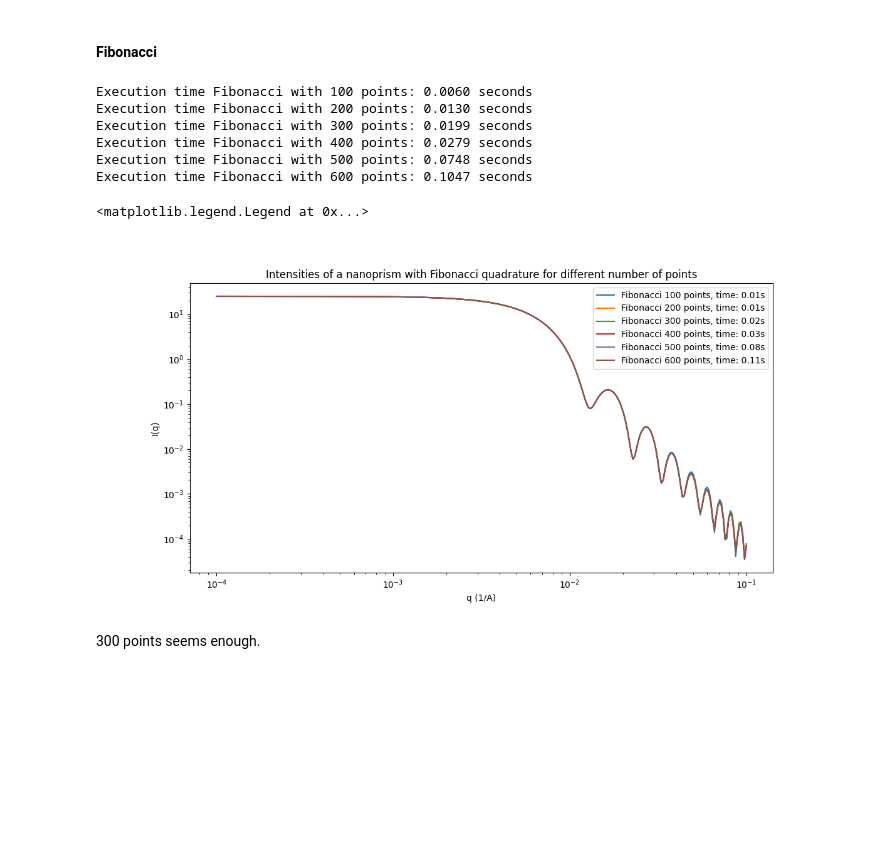
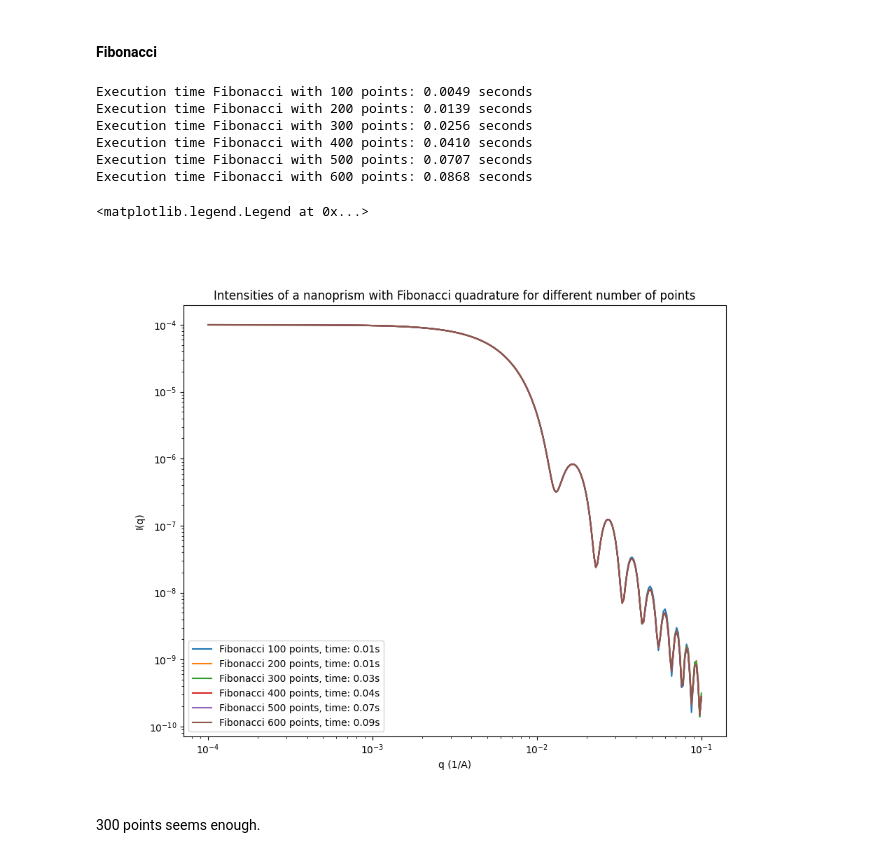
Before and after one commit to marimperorclerc/octahedra, a Jupyter notebook: Octa_general_all_quadratures.ipynb, the cells around one changed output. Saved outputs shown, nothing was run; the diff lists cells and outputs as text; code cells hidden in the pictures; blank space fills up the shorter version.

Commit message:
sld values to 1 and 0 + scaling factors OK

```diff
--- a/Octa_general_all_quadratures.ipynb
+++ b/Octa_general_all_quadratures.ipynb
@@ -253,9 +258,11 @@ length_a=500
 b2a_ratio=1
 c2a_ratio=1
 t=0.99
-sld=4e-6
-sld_solvent=1e-6
+#sld=4e-6
+#sld_solvent=1e-6
 
+sld=1. # 1e-6 coefficient is already taken into account in the global coefficient (0.0001)
+sld_solvent=0.
 
 
 V = volume(length_a, b2a_ratio, c2a_ratio, t) # data in angstrom, volume will be used for normalization later
@@ -299,47 +306,48 @@ I_q_fibonacci_4 =  Iq_fibonacci(qs, sld, sld_solvent,length_a, b2a_ratio, c2a_ra
 time_fibonacci_4 = time.time() - time_start
 
 time_start = time.time()
 I_q_fibonacci_5 =  Iq_fibonacci(qs, sld, sld_solvent,length_a, b2a_ratio, c2a_ratio, t,  npoints_fibonacci_5)
 time_fibonacci_5 = time.time() - time_start
 
 time_start = time.time()
 I_q_fibonacci_6 =  Iq_fibonacci(qs, sld, sld_solvent,length_a, b2a_ratio, c2a_ratio, t,  npoints_fibonacci_6)
 time_fibonacci_6 = time.time() - time_start
 
 
 
 # Plot the results
 
-plt.figure(figsize=(12, 6))
+plt.figure(figsize=(10, 8))
 plt.size=(10,10)
 
 #plt.loglog(qs,I_q_fibonacci_1*V*10**(-4), label=f'Fibonacci {npoints_fibonacci_1} points, time: {time_fibonacci_1:.2f}s' )
 #plt.loglog(qs,I_q_fibonacci_2*V*10**(-4), label=f'Fibonacci {npoints_fibonacci_2} points, time: {time_fibonacci_2:.2f}s' )
 #plt.loglog(qs,I_q_fibonacci_3*V*10**(-4), label=f'Fibonacci {npoints_fibonacci_3} points, time: {time_fibonacci_3:.2f}s' )
 #plt.loglog(qs,I_q_fibonacci_4*V*10**(-4), label=f'Fibonacci {npoints_fibonacci_4} points, time: {time_fibonacci_4:.2f}s' )
 #plt.loglog(qs,I_q_fibonacci_5*V*10**(-4), label=f'Fibonacci {npoints_fibonacci_5} points, time: {time_fibonacci_5:.2f}s' )
 #plt.loglog(qs,I_q_fibonacci_6*V*10**(-4), label=f'Fibonacci {npoints_fibonacci_6} points, time: {time_fibonacci_6:.2f}s' )
 
-plt.loglog(qs,I_q_fibonacci_1, label=f'Fibonacci {npoints_fibonacci_1} points, time: {time_fibonacci_1:.2f}s' )
-plt.loglog(qs,I_q_fibonacci_2, label=f'Fibonacci {npoints_fibonacci_2} points, time: {time_fibonacci_2:.2f}s' )
-plt.loglog(qs,I_q_fibonacci_3, label=f'Fibonacci {npoints_fibonacci_3} points, time: {time_fibonacci_3:.2f}s' )
-plt.loglog(qs,I_q_fibonacci_4, label=f'Fibonacci {npoints_fibonacci_4} points, time: {time_fibonacci_4:.2f}s' )
-plt.loglog(qs,I_q_fibonacci_5, label=f'Fibonacci {npoints_fibonacci_5} points, time: {time_fibonacci_5:.2f}s' )
-plt.loglog(qs,I_q_fibonacci_6, label=f'Fibonacci {npoints_fibonacci_6} points, time: {time_fibonacci_6:.2f}s' )
+# after division by V**2, the value at q=0 is 0.0001 the correct scaling coefficient for SASView
+plt.loglog(qs,I_q_fibonacci_1/V**2, label=f'Fibonacci {npoints_fibonacci_1} points, time: {time_fibonacci_1:.2f}s' )
+plt.loglog(qs,I_q_fibonacci_2/V**2, label=f'Fibonacci {npoints_fibonacci_2} points, time: {time_fibonacci_2:.2f}s' )
+plt.loglog(qs,I_q_fibonacci_3/V**2, label=f'Fibonacci {npoints_fibonacci_3} points, time: {time_fibonacci_3:.2f}s' )
+plt.loglog(qs,I_q_fibonacci_4/V**2, label=f'Fibonacci {npoints_fibonacci_4} points, time: {time_fibonacci_4:.2f}s' )
+plt.loglog(qs,I_q_fibonacci_5/V**2, label=f'Fibonacci {npoints_fibonacci_5} points, time: {time_fibonacci_5:.2f}s' )
+plt.loglog(qs,I_q_fibonacci_6/V**2, label=f'Fibonacci {npoints_fibonacci_6} points, time: {time_fibonacci_6:.2f}s' )
 
 plt.xlabel('q (1/A)')
 plt.ylabel('I(q)')
 plt.title('Intensities of a nanoprism with Fibonacci quadrature for different number of points')
 plt.legend()
 # %% [output]
-Execution time Fibonacci with 100 points: 0.0060 seconds
-Execution time Fibonacci with 200 points: 0.0130 seconds
-Execution time Fibonacci with 300 points: 0.0199 seconds
-Execution time Fibonacci with 400 points: 0.0279 seconds
-Execution time Fibonacci with 500 points: 0.0748 seconds
-Execution time Fibonacci with 600 points: 0.1047 seconds
+Execution time Fibonacci with 100 points: 0.0049 seconds
+Execution time Fibonacci with 200 points: 0.0139 seconds
+Execution time Fibonacci with 300 points: 0.0256 seconds
+Execution time Fibonacci with 400 points: 0.0410 seconds
+Execution time Fibonacci with 500 points: 0.0707 seconds
+Execution time Fibonacci with 600 points: 0.0868 seconds
 <matplotlib.legend.Legend at 0x...>
-[figure, old version]
+[figure, new version]
 # %% [markdown]
 300 points seems enough.
 # %% [markdown]
```
Also changed, not shown: parts of 9 cells of this notebook.
